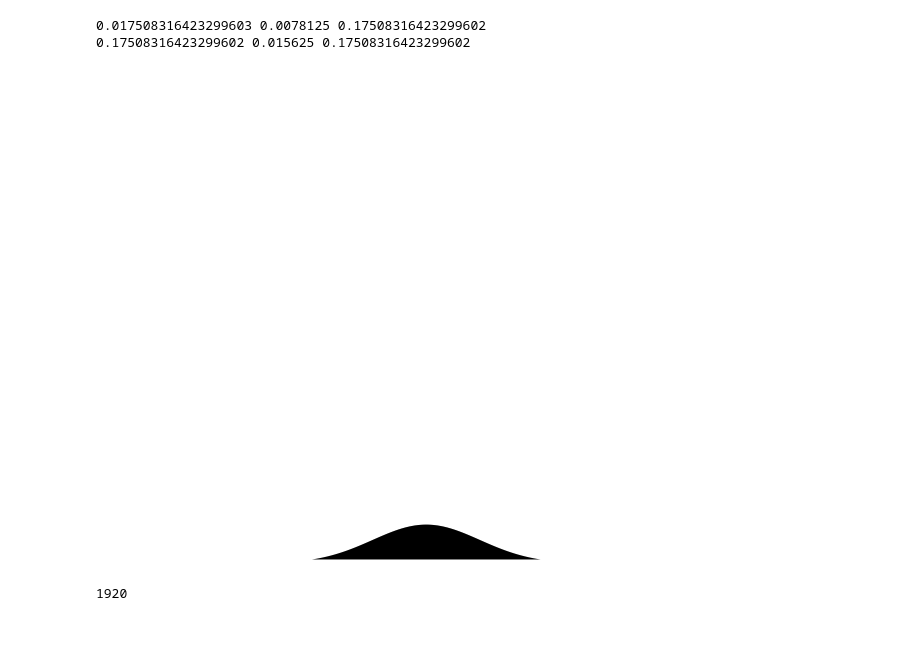
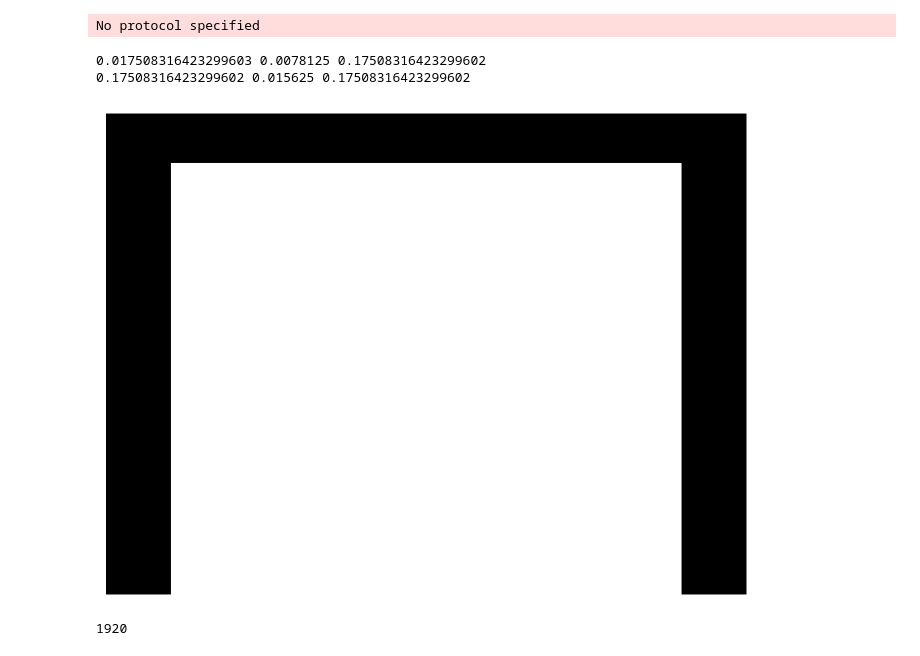
Before and after one commit to bz226/Research-Dedalus, a Jupyter notebook: 2d-AR=64/smooth_moosinesq_ibm.ipynb, the cells around one changed output. Drawn from its saved outputs; the diff is of its cells as text; code cells hidden in the pictures.

```diff
--- a/2d-AR=64/smooth_moosinesq_ibm.ipynb
+++ b/2d-AR=64/smooth_moosinesq_ibm.ipynb
@@ -12,14 +12,14 @@ import dedalus.extras.plot_tools as dpt
 
 Lx, Lz = 4,1
 Nx, Nz = 512, 128
-Ra_M = 1e5
+Ra_M = -1e5
 D_0 = 0
 D_H = 1/3
-M_0 = 1
-M_H = 0
+M_0 = 0
+M_H = 1
 N_s2=4/3
 Qrad=0.0028
-gamma=40
+gamma=100
 
 Prandtl = 1
 kappa = (Ra_M * Prandtl/((M_0-M_H)*Lz**3))**(-1/2)
@@ -35,48 +35,50 @@ grid_delta = Lx/Nx
 print(optimal_delta, grid_delta, δ)
 print(10*optimal_delta, grid_delta*2, δ)
 # %% [output]
-0.017508316423299603 0.0078125 0.17508316423299602
-0.17508316423299602 0.015625 0.17508316423299602
+No protocol specified
+0.017508316423299603 0.0078125 0.17508316423299602
+0.17508316423299602 0.015625 0.17508316423299602
 # %%
 import numpy as np
 import matplotlib.pyplot as plt
 
 x = np.linspace(-3, 3, 400)
 
 def mountain_shape(x):
     return np.where((x >= -1.2) & (x <= 1.2), 0.08 * np.exp(-0.5*((x)/0.5)**2), 0)
 
 height = mountain_shape(x)
 
 
 plt.figure()
-plt.fill_between(x, height, color='black')
+# plt.fill_between(x, height, color='black')
 
-# # Add boundaries
-# domain_length = x[-1] - x[0]
-# boundary_length = domain_length / 10
-# boundary_height = 1  # Adjust this value to change the height of the boundaries
+# Add boundaries
+domain_length = x[-1] - x[0]
+boundary_length = domain_length / 10
+boundary_height = 1  # Adjust this value to change the height of the boundaries
 
-# # Left boundary
-# plt.fill_between([x[0], x[0] + boundary_length], [0, 0], [boundary_height, boundary_height], color='black')
+# Left boundary
+plt.fill_between([x[0], x[0] + boundary_length],[0, 0],  [boundary_height, boundary_height], color='black')
 
-# # Right boundary
-# plt.fill_between([x[-1] - boundary_length, x[-1]], [0, 0], [boundary_height, boundary_height], color='black')
+# Right boundary
+plt.fill_between([x[-1] - boundary_length, x[-1]], [0, 0], [boundary_height, boundary_height], color='black')
 
+plt.fill_between(x,0.9,1,color='black')
 
 plt.xlim(-3, 3)
 plt.ylim(0.01, 1)
 plt.axis('off')
 #remove white space at the edge of the figure
 plt.subplots_adjust(left=0, right=1, top=1, bottom=0)
 
 
 plt.savefig('mountain.jpg', format='jpg', dpi=300)
 
 
 plt.show()
 # %% [output]
-[figure, old version]
+[figure, new version]
 # %%
 im0 = image.imread('mountain.jpg')
 im0 = np.array(im0)
```
Also changed, not shown: parts of 4 cells of this notebook, 9 other files.
